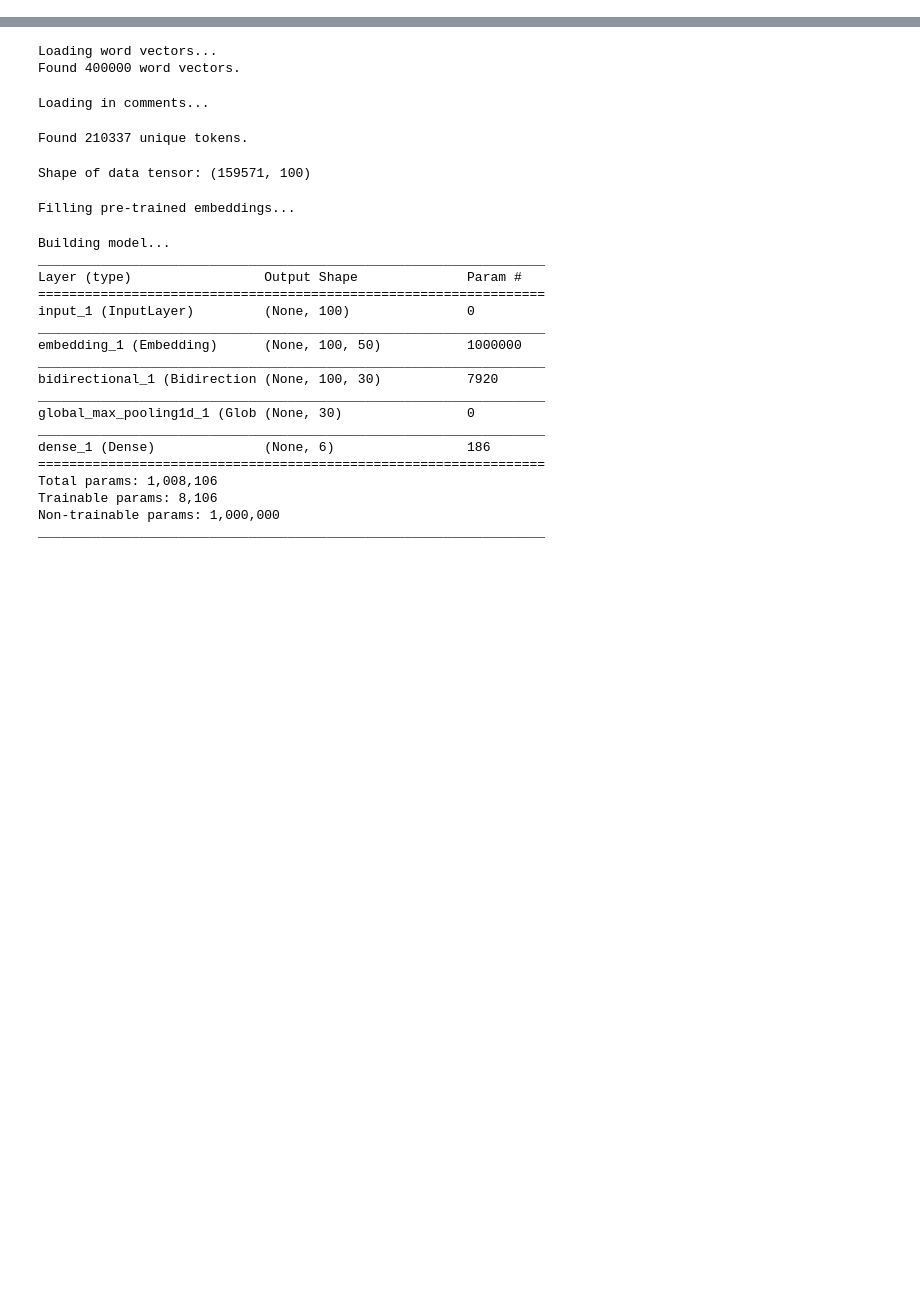
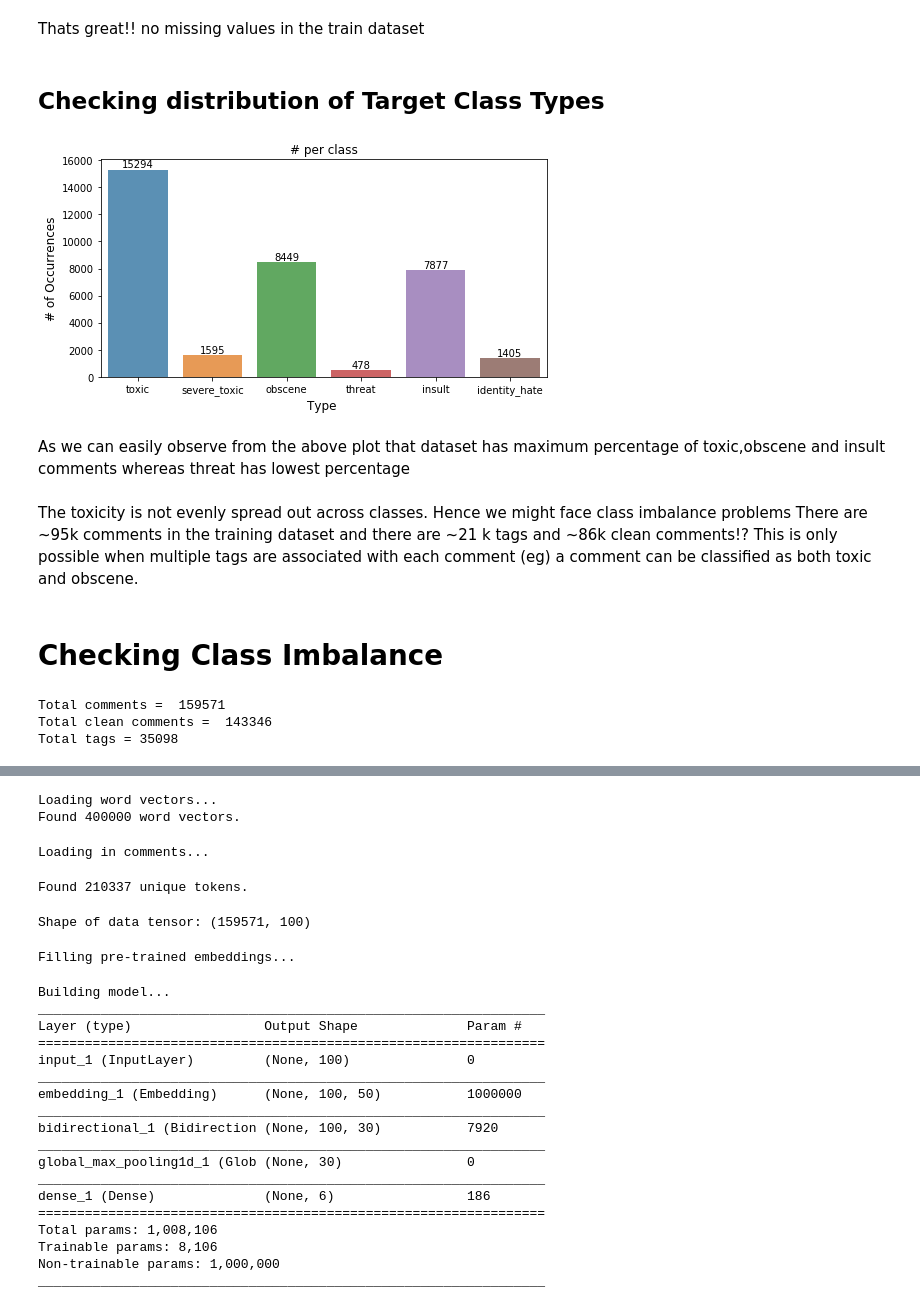
Before and after one commit to sid321axn/nlp_toxic_comment_classification, a Jupyter notebook: LSTM_NLP_TOXIC_COMMENTS.ipynb, the cells around one changed output, grey strips where cells are left out. Saved outputs shown, nothing was run; the diff lists cells and outputs as text; code cells hidden in the pictures; blank space fills up the shorter version.

```diff
--- a/LSTM_NLP_TOXIC_COMMENTS.ipynb
+++ b/LSTM_NLP_TOXIC_COMMENTS.ipynb
@@ -34,0 +73,44 @@ Using TensorFlow backend.
+# %% [markdown]
+Thats great!! no missing values in the train dataset
+# %% [markdown]
+## Checking distribution of Target Class Types
+# %%
+x=train.iloc[:,2:].sum()
+#plot
+plt.figure(figsize=(8,4))
+ax= sns.barplot(x.index, x.values, alpha=0.8)
+plt.title("# per class")
+plt.ylabel('# of Occurrences', fontsize=12)
+plt.xlabel('Type ', fontsize=12)
+#adding the text labels
+rects = ax.patches
+labels = x.values
+for rect, label in zip(rects, labels):
+    height = rect.get_height()
+    ax.text(rect.get_x() + rect.get_width()/2, height + 5, label, ha='center', va='bottom')
+
+plt.show()
+# %% [output]
+[figure, added]
+# %% [markdown]
+As we can easily observe from the above plot that dataset has maximum percentage of toxic,obscene and insult comments whereas threat has lowest percentage
+# %% [markdown]
+The toxicity is not evenly spread out across classes. Hence we might face class imbalance problems
+There are ~95k comments in the training dataset and there are ~21 k tags and ~86k clean comments!?
+This is only possible when multiple tags are associated with each comment (eg) a comment can be classified as both toxic and obscene.
+# %% [markdown]
+# Checking Class Imbalance
+# %%
+x=train.iloc[:,2:].sum()
+#marking comments without any tags as "clean"
+rowsums=train.iloc[:,2:].sum(axis=1)
+train['clean']=(rowsums==0)
+#count number of clean entries
+train['clean'].sum()
+print("Total comments = ",len(train))
+print("Total clean comments = ",train['clean'].sum())
+print("Total tags =",x.sum())
+# %% [output]
+Total comments =  159571
+Total clean comments =  143346
+Total tags = 35098
```
Also changed, not shown: parts of 17 cells of this notebook.
